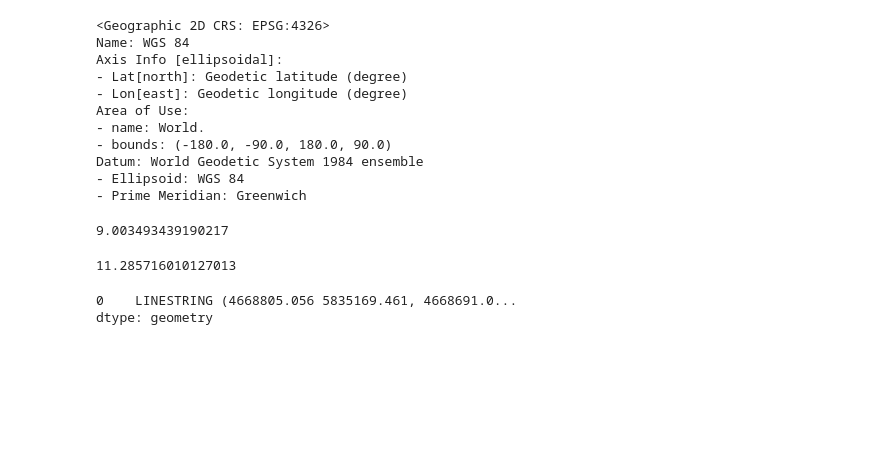
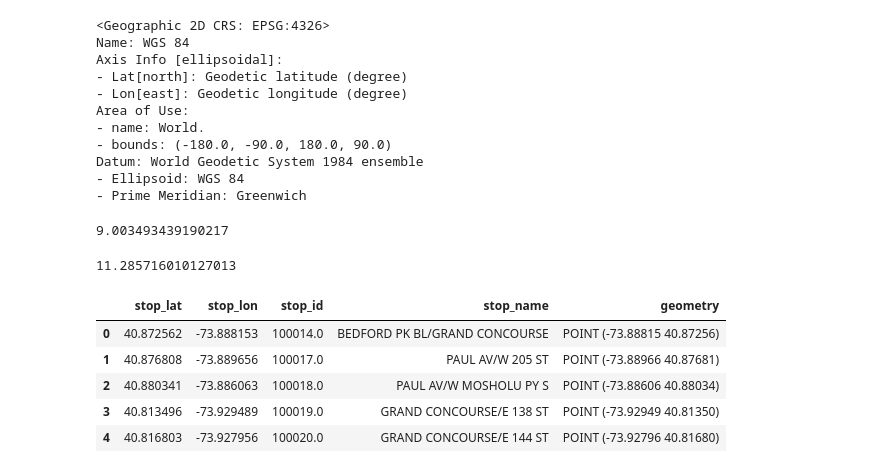
Before and after one commit to sean-chew/bus_dashboard, a Jupyter notebook: Speed.ipynb, the cells around one changed output. Drawn from its saved outputs; the diff is of its cells as text; code cells hidden in the pictures; blank space fills up the shorter version.

```diff
--- a/Speed.ipynb
+++ b/Speed.ipynb
@@ -229,8 +221,14 @@ avg_speed = length_miles / time_difference.total_seconds() * 3600
 avg_speed
 # %% [output]
 11.285716010127013
-# %%
-line_utm
-# %% [output]
-0    LINESTRING (4668805.056 5835169.461, 4668691.0...
-dtype: geometry
+# %%
+stops = gpd.read_file("./Bus_Data/Bus_Shapefiles (3)/NYC_2015_GTFS_Bus_Stops.shp")
+# %%
+stops.head()
+# %% [output]
+|  | stop_lat | stop_lon | stop_id | stop_name | geometry |
+| 0 | 40.872562 | -73.888153 | 100014.0 | BEDFORD PK BL/GRAND CONCOURSE | POINT (-73.88815 40.87256) |
+| 1 | 40.876808 | -73.889656 | 100017.0 | PAUL AV/W 205 ST | POINT (-73.88966 40.87681) |
+| 2 | 40.880341 | -73.886063 | 100018.0 | PAUL AV/W MOSHOLU PY S | POINT (-73.88606 40.88034) |
+| 3 | 40.813496 | -73.929489 | 100019.0 | GRAND CONCOURSE/E 138 ST | POINT (-73.92949 40.81350) |
+| 4 | 40.816803 | -73.927956 | 100020.0 | GRAND CONCOURSE/E 144 ST | POINT (-73.92796 40.81680) |
```
Also changed, not shown: parts of 6 cells of this notebook, 7 other files.
